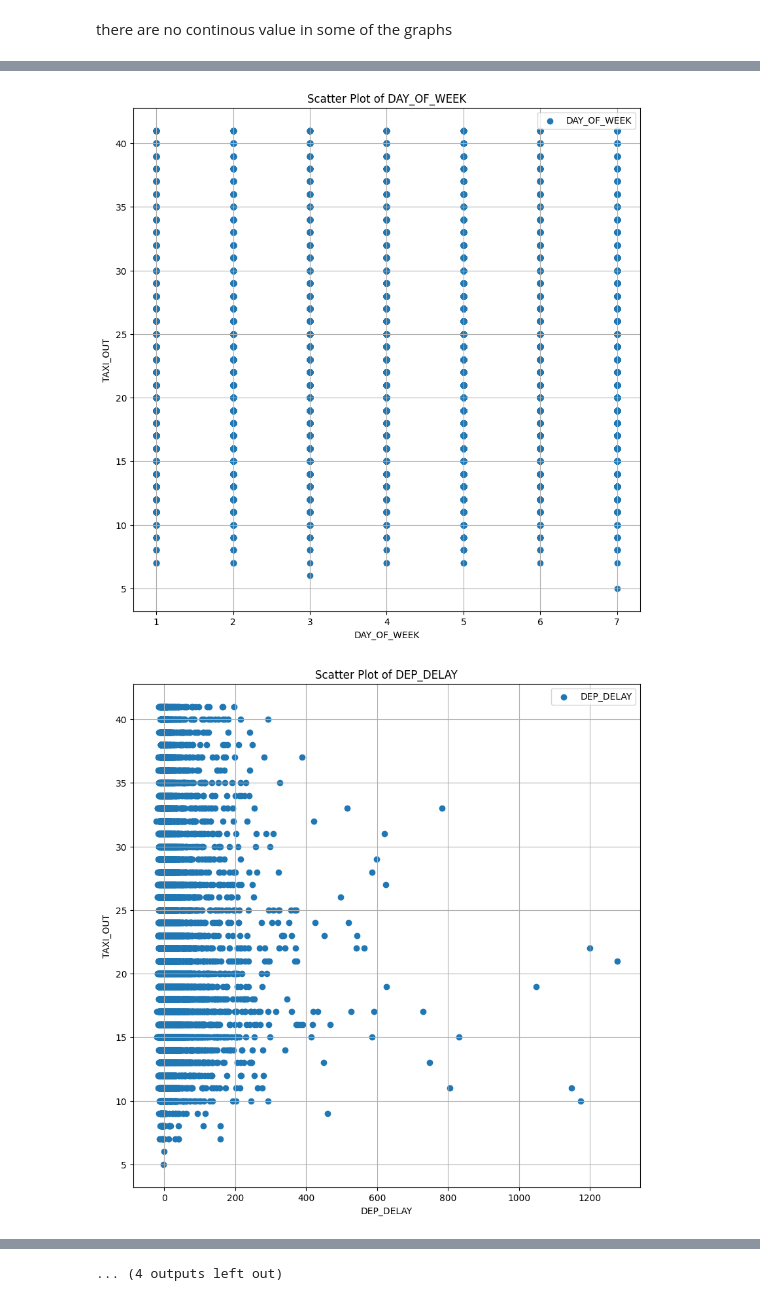
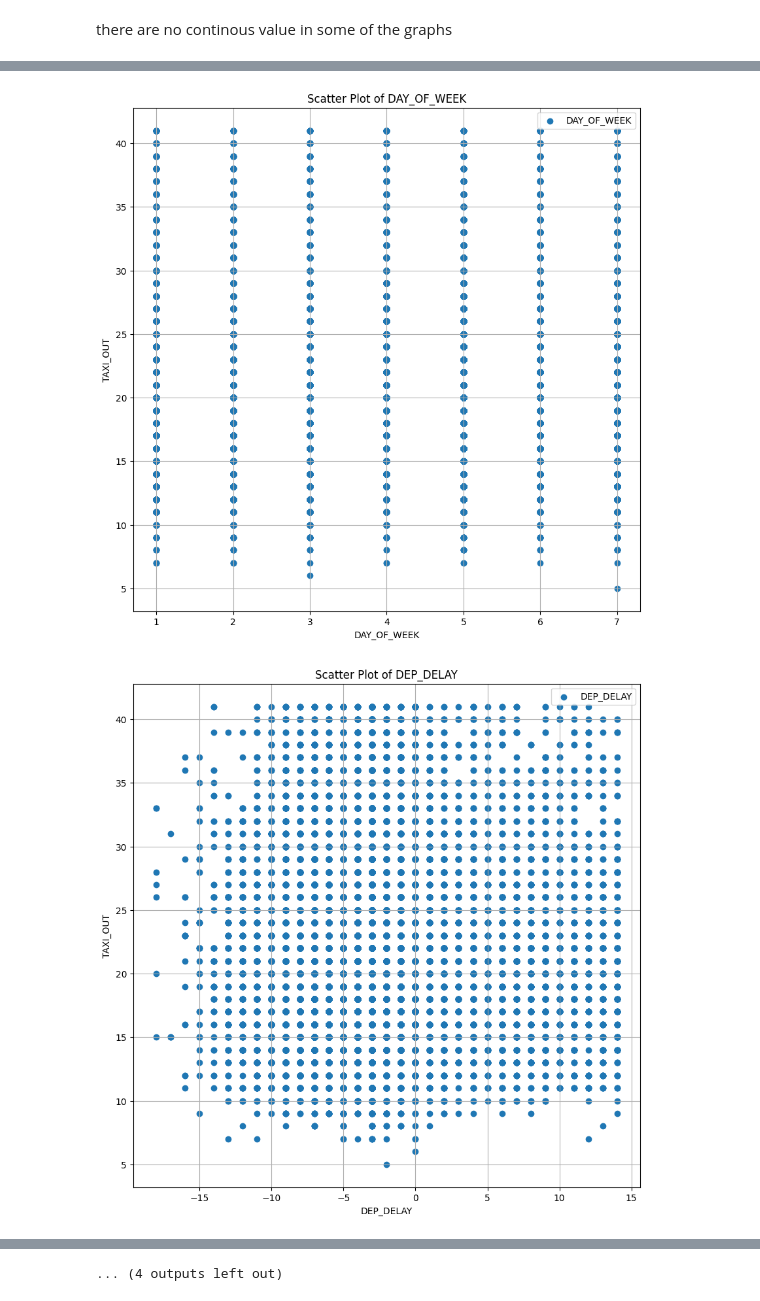
Before and after one commit to environmentallyconsciouscoder/flight_take_off_data, a Jupyter notebook: eda.ipynb, the cells around one changed output, grey strips where cells are left out. Saved outputs shown, nothing was run; the diff lists cells and outputs as text; code cells hidden in the pictures.

```diff
--- a/eda.ipynb
+++ b/eda.ipynb
@@ -162,0 +158,11 @@ plt.show()
+# %%
+fig, axes = plt.subplots(nrows=1, figsize=(10, 10))
+
+ax = axes
+ax.boxplot(data_to_use['DEP_DELAY'])
+ax.set_ylabel("Minutes of departure delay", fontweight='bold')
+ax.set_xticklabels(['Departure delay'], fontweight='bold')
+ax.set_title('Minutes of departure delay by flight', fontweight='bold')
+
+plt.tight_layout()
+plt.show()
@@ -162,0 +216,24 @@ plt.show()
+# %%
+
+
+# Create a subplot grid with 3 rows and 3 columns, or adjust based on the number of columns
+num_cols = min(len(data_to_use.columns), 3)
+num_rows = -(-len(data_to_use.columns) // num_cols)  # Round up division to get the number of rows
+fig, axes = plt.subplots(nrows=num_rows, ncols=num_cols, figsize=(15, 15))
+
+# Flatten the axes array for easy iteration
+axes = axes.flatten()
+
+# Create a histogram for each column
+for i, col in enumerate(data_to_use.columns):
+    ax = axes[i]
+    ax.hist(data_to_use[col], bins=20)  # Adjust the number of bins as needed
+    ax.set_ylabel('Frequency')  # Set the y-axis label
+    ax.set_xlabel(col)  # Set the x-axis label to the column name
+
+# Hide any unused subplots
+for ax in axes[len(data_to_use.columns):]:
+    ax.axis('off')
+
+plt.tight_layout()  # Adjust the layout to prevent overlapping
+plt.show()
@@ -163,12 +242,12 @@ plt.show()
 # %%
 # Create a subplot grid based on the number of columns
-num_cols = len(x.columns)
+num_cols = len(data_to_use.columns)
 fig, axes = plt.subplots(nrows=num_cols, figsize=(10, 100))
 
 # Create a histogram for each column
-for i, col in enumerate(x.columns):
+for i, col in enumerate(data_to_use.columns):
     ax = axes[i]
-    ax.hist(x[col], bins=20)  # Adjust the number of bins as needed
+    ax.hist(data_to_use[col], bins=20)  # Adjust the number of bins as needed
     ax.set_ylabel('Frequency')  # Set the y-axis label
     ax.set_xlabel(col)  # Set the x-axis label to the column name
 
@@ -181,19 +260,19 @@ there are no continous value in some of the graphs
 # %%
 # Assuming x is your dataframe with columns to be plotted
 
 # Create a scatter plot for each column on its own graph
-for col in x.columns:
+for col in data_to_use.columns:
     plt.figure(figsize=(10, 10))  # Adjust figsize as needed
-    plt.scatter(x[col], x['TAXI_OUT'], label=col)
+    plt.scatter(data_to_use[col], data_to_use['TAXI_OUT'], label=col)
     plt.ylabel('TAXI_OUT')  # Assuming the index is used as the x-axis
     plt.xlabel(col)  # Assuming the y-axis label
     plt.title(f'Scatter Plot of {col}')  # Title of the plot
     plt.legend()  # Show legend with column name
     plt.grid(True)  # Add grid lines
     plt.show()
 # %% [output]
 [figure]
 [figure]
 [figure]
-[figure, old version]
+[figure, new version]
 [figure]
```
Also changed, not shown: parts of 20 cells of this notebook.
